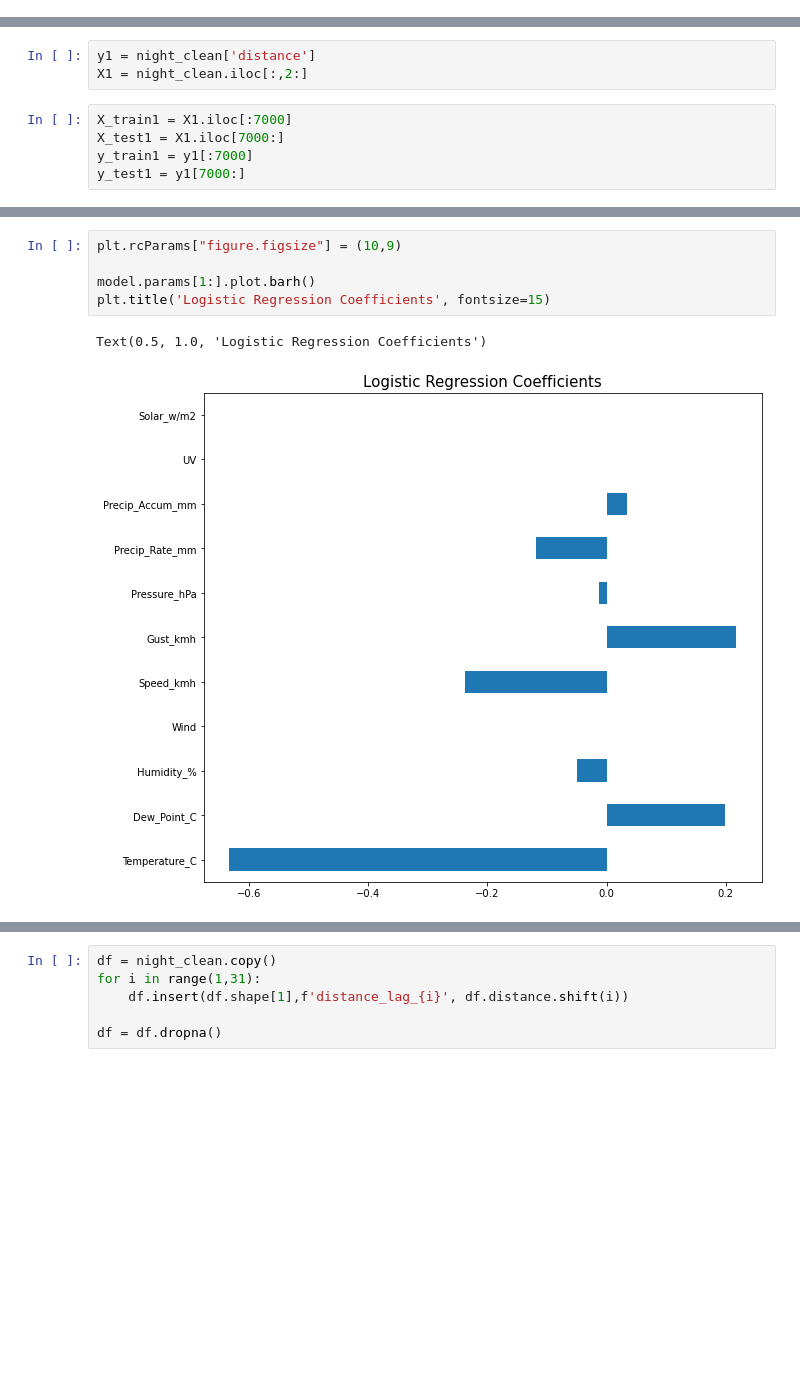
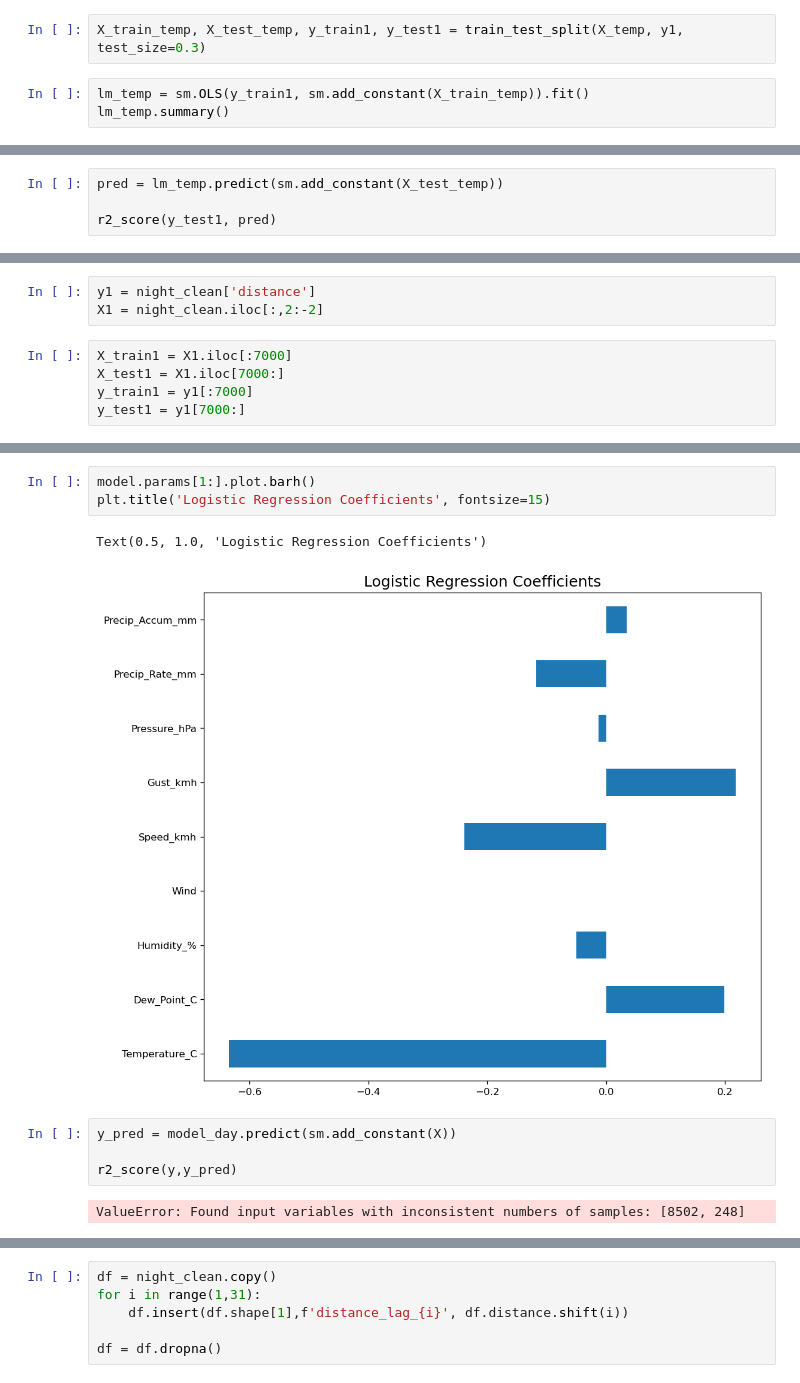
Before and after one commit to floodsense/Seasonal-Distance-Calibration, a Jupyter notebook: FloodSense Sensor Analysis - Overnight.ipynb, the cells around one changed output, grey strips where cells are left out. Drawn from its saved outputs; the diff is of its cells as text; blank space fills up the shorter version.

Commit message:
Add files via upload
V2. Added Time Series analysis and day-aggregated modeling and analyis.

```diff
--- a/FloodSense Sensor Analysis - Overnight.ipynb
+++ b/FloodSense Sensor Analysis - Overnight.ipynb
@@ -326,0 +500,5 @@ from sklearn.metrics import silhouette_score
+# %%
+X_train_temp, X_test_temp, y_train1, y_test1 = train_test_split(X_temp, y1, test_size=0.3)
+# %%
+lm_temp = sm.OLS(y_train1, sm.add_constant(X_train_temp)).fit()
+lm_temp.summary()
@@ -326,0 +525,4 @@ from sklearn.metrics import silhouette_score
+# %%
+pred = lm_temp.predict(sm.add_constant(X_test_temp))
+
+r2_score(y_test1, pred)
@@ -327,6 +540,6 @@ from sklearn.metrics import silhouette_score
 # %%
 y1 = night_clean['distance']
-X1 = night_clean.iloc[:,2:]
+X1 = night_clean.iloc[:,2:-2]
 # %%
 X_train1 = X1.iloc[:7000]
 X_test1 = X1.iloc[7000:]
@@ -370,8 +581,12 @@ strong multicollinearity problems or that the design matrix is singular.
 # %%
-plt.rcParams["figure.figsize"] = (10,9)
-
 model.params[1:].plot.barh()
 plt.title('Logistic Regression Coefficients', fontsize=15)
 # %% [output]
 Text(0.5, 1.0, 'Logistic Regression Coefficients')
-[figure, old version]
+[figure, new version]
+# %%
+y_pred = model_day.predict(sm.add_constant(X))
+
+r2_score(y,y_pred)
+# %% [output]
+ValueError: Found input variables with inconsistent numbers of samples: [8502, 248]
```
Also changed, not shown: parts of 35 cells of this notebook.
